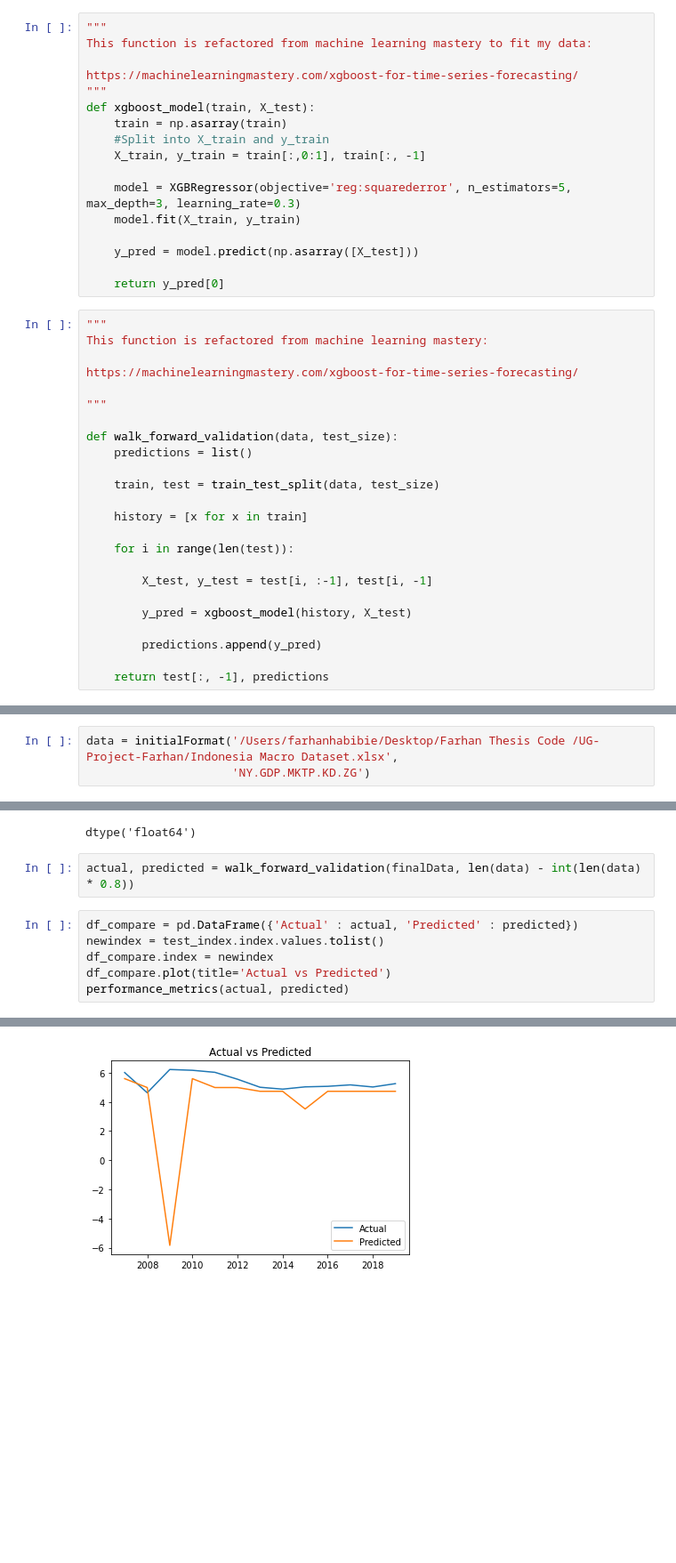
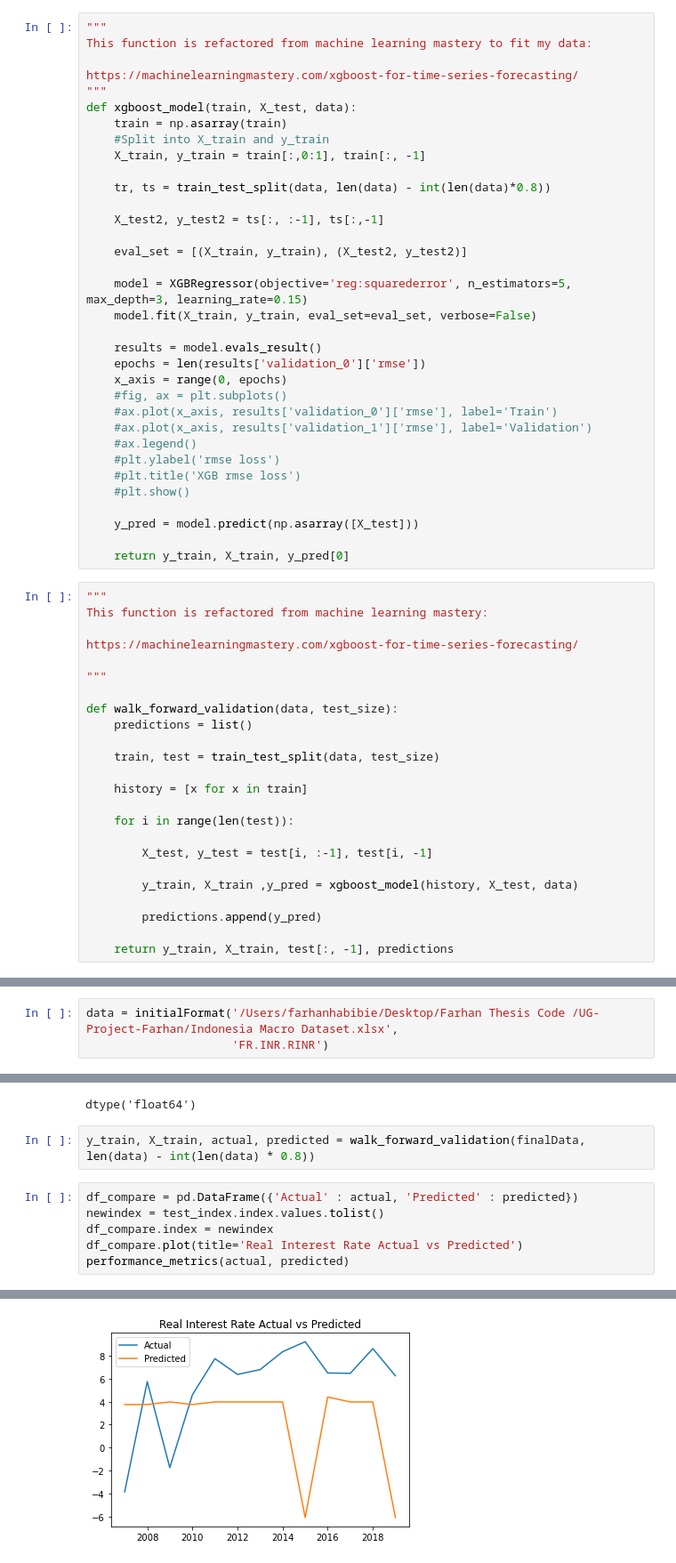
Before and after one commit to FarhanHabibie/UG-Project-Farhan, a Jupyter notebook: XGBoost Univariate Forecast/Univariate Forecast Final XGBoost.ipynb, the cells around one changed output, grey strips where cells are left out. Shown: that part at 89% size. Cells and saved outputs as stored; diff of their text form; blank space fills up the shorter version.

```diff
--- a/XGBoost Univariate Forecast/Univariate Forecast Final XGBoost.ipynb
+++ b/XGBoost Univariate Forecast/Univariate Forecast Final XGBoost.ipynb
@@ -73,17 +73,34 @@ This function is refactored from machine learning mastery to fit my data:
 
 https://machinelearningmastery.com/xgboost-for-time-series-forecasting/
 """
-def xgboost_model(train, X_test):
+def xgboost_model(train, X_test, data):
     train = np.asarray(train)
     #Split into X_train and y_train
     X_train, y_train = train[:,0:1], train[:, -1]
 
-    model = XGBRegressor(objective='reg:squarederror', n_estimators=5, max_depth=3, learning_rate=0.3)
-    model.fit(X_train, y_train)
+    tr, ts = train_test_split(data, len(data) - int(len(data)*0.8))
+
+    X_test2, y_test2 = ts[:, :-1], ts[:,-1]
+
+    eval_set = [(X_train, y_train), (X_test2, y_test2)]
+
+    model = XGBRegressor(objective='reg:squarederror', n_estimators=5, max_depth=3, learning_rate=0.15)
+    model.fit(X_train, y_train, eval_set=eval_set, verbose=False)
+
+    results = model.evals_result()
+    epochs = len(results['validation_0']['rmse'])
+    x_axis = range(0, epochs)
+    #fig, ax = plt.subplots()
+    #ax.plot(x_axis, results['validation_0']['rmse'], label='Train')
+    #ax.plot(x_axis, results['validation_1']['rmse'], label='Validation')
+    #ax.legend()
+    #plt.ylabel('rmse loss')
+    #plt.title('XGB rmse loss')
+    #plt.show()
 
     y_pred = model.predict(np.asarray([X_test]))
 
-    return y_pred[0]
+    return y_train, X_train, y_pred[0]
 # %%
 """
 This function is refactored from machine learning mastery:
@@ -103,11 +120,11 @@ def walk_forward_validation(data, test_size):
 
         X_test, y_test = test[i, :-1], test[i, -1]
 
-        y_pred = xgboost_model(history, X_test)
+        y_train, X_train ,y_pred = xgboost_model(history, X_test, data)
 
         predictions.append(y_pred)
 
-    return test[:, -1], predictions
+    return y_train, X_train, test[:, -1], predictions
 # %%
 def performance_metrics(y_test, y_pred):
 
@@ -133,7 +150,7 @@ def mean_imputation(data):
     return filled
 # %%
 data = initialFormat('/Users/farhanhabibie/Desktop/Farhan Thesis Code /UG-Project-Farhan/Indonesia Macro Dataset.xlsx',
-                     'NY.GDP.MKTP.KD.ZG')
+                     'FR.INR.RINR')
 # %%
 filled = mean_imputation(data)
 # %%
@@ -147,11 +164,11 @@ finalData.dtype
 # %% [output]
 dtype('float64')
 # %%
-actual, predicted = walk_forward_validation(finalData, len(data) - int(len(data) * 0.8))
+y_train, X_train, actual, predicted = walk_forward_validation(finalData, len(data) - int(len(data) * 0.8))
 # %%
 df_compare = pd.DataFrame({'Actual' : actual, 'Predicted' : predicted})
 newindex = test_index.index.values.tolist()
 df_compare.index = newindex
-df_compare.plot(title='Actual vs Predicted')
+df_compare.plot(title='Real Interest Rate Actual vs Predicted')
 performance_metrics(actual, predicted)
 # %% [output]
@@ -164,4 +181,4 @@ Mean of actual:  5.389036280845581
-[figure, old version]
+[figure, new version]
 # %%
 df_compare
 # %% [output]
```
Also changed, not shown: parts of 3 cells of this notebook, 3 other files.
